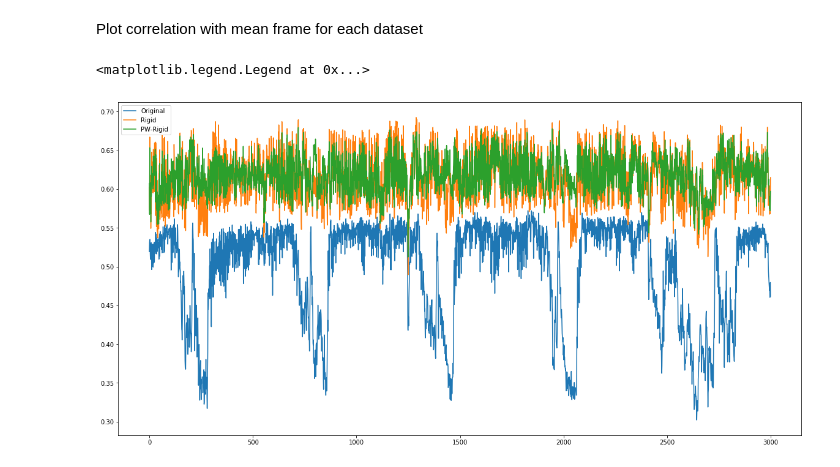
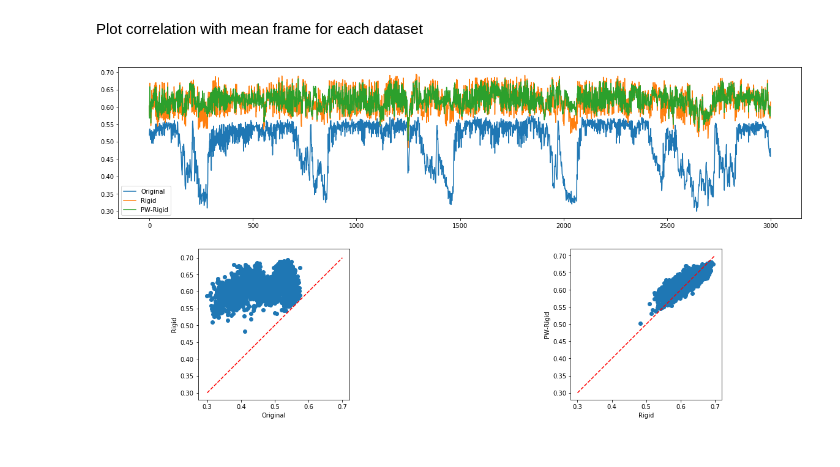
Before and after one commit to flatironinstitute/CaImAn, a Jupyter notebook: demo_motion_correction.ipynb, the cells around one changed output. Cells and saved outputs as stored; diff of their text form; code cells hidden in the pictures.

```diff
--- a/demo_motion_correction.ipynb
+++ b/demo_motion_correction.ipynb
@@ -267,12 +215,17 @@ Compute correlations..
 # %% [markdown]
 Plot correlation with mean frame for each dataset
-# %%
-plt.figure(figsize = (20,10))
-plt.plot(correlations_orig); plt.plot(correlations_rig); plt.plot(correlations_els)
-plt.legend(['Original','Rigid','PW-Rigid'])
-# %% [output]
-<matplotlib.legend.Legend at 0x...>
-[figure, removed]
+# %%
+plt.figure(figsize = (20,10))
+plt.subplot(211); plt.plot(correlations_orig); plt.plot(correlations_rig); plt.plot(correlations_els)
+plt.legend(['Original','Rigid','PW-Rigid'])
+plt.subplot(223); plt.scatter(correlations_orig, correlations_rig); plt.xlabel('Original');
+plt.ylabel('Rigid'); plt.plot([0.3,0.7],[0.3,0.7],'r--')
+axes = plt.gca(); axes.set_xlim([0.3,0.7]); axes.set_ylim([0.3,0.7]); plt.axis('square');
+plt.subplot(224); plt.scatter(correlations_rig, correlations_els); plt.xlabel('Rigid');
+plt.ylabel('PW-Rigid'); plt.plot([0.3,0.7],[0.3,0.7],'r--')
+axes = plt.gca(); axes.set_xlim([0.3,0.7]); axes.set_ylim([0.3,0.7]); plt.axis('square');
+# %% [output]
+[figure, added]
 # %%
 # print crispness values
 print('Crispness original: '+ str(int(crispness_orig)))
```
Also changed, not shown: parts of 14 cells of this notebook.
